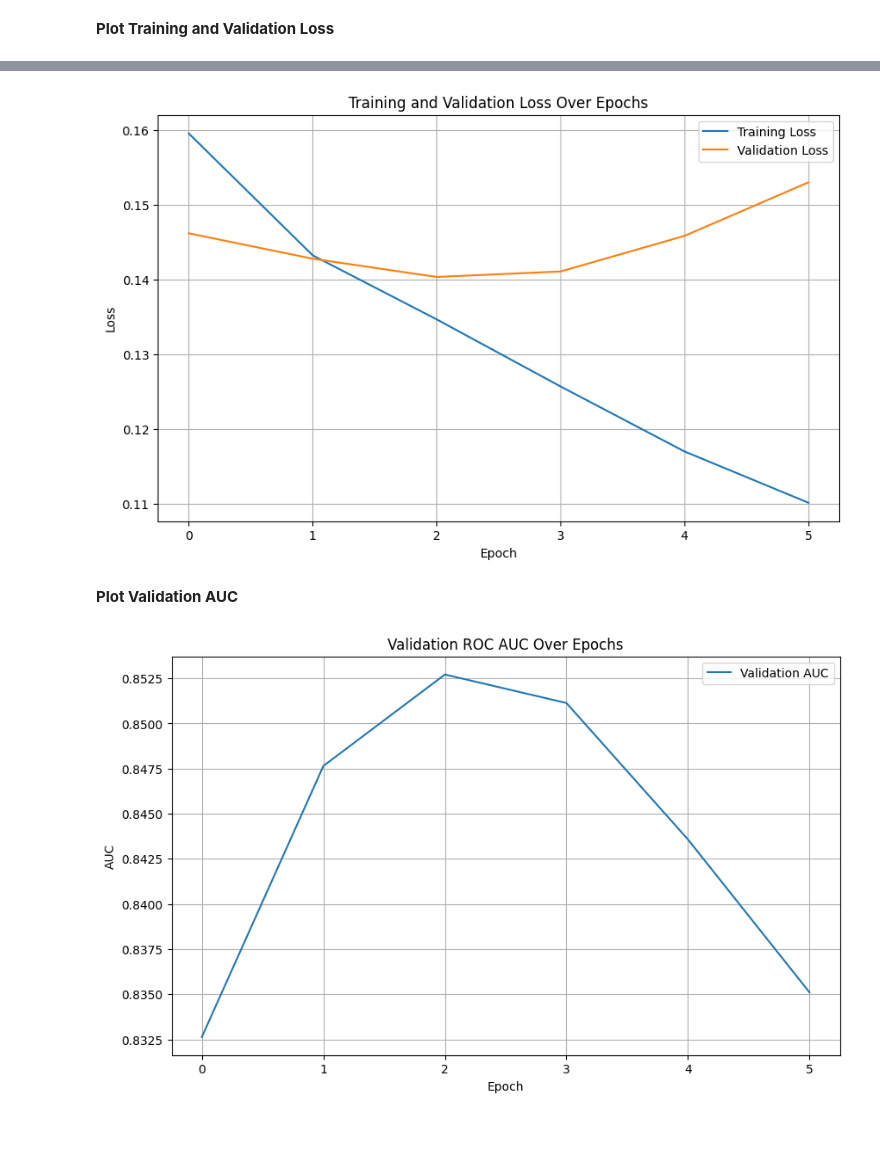
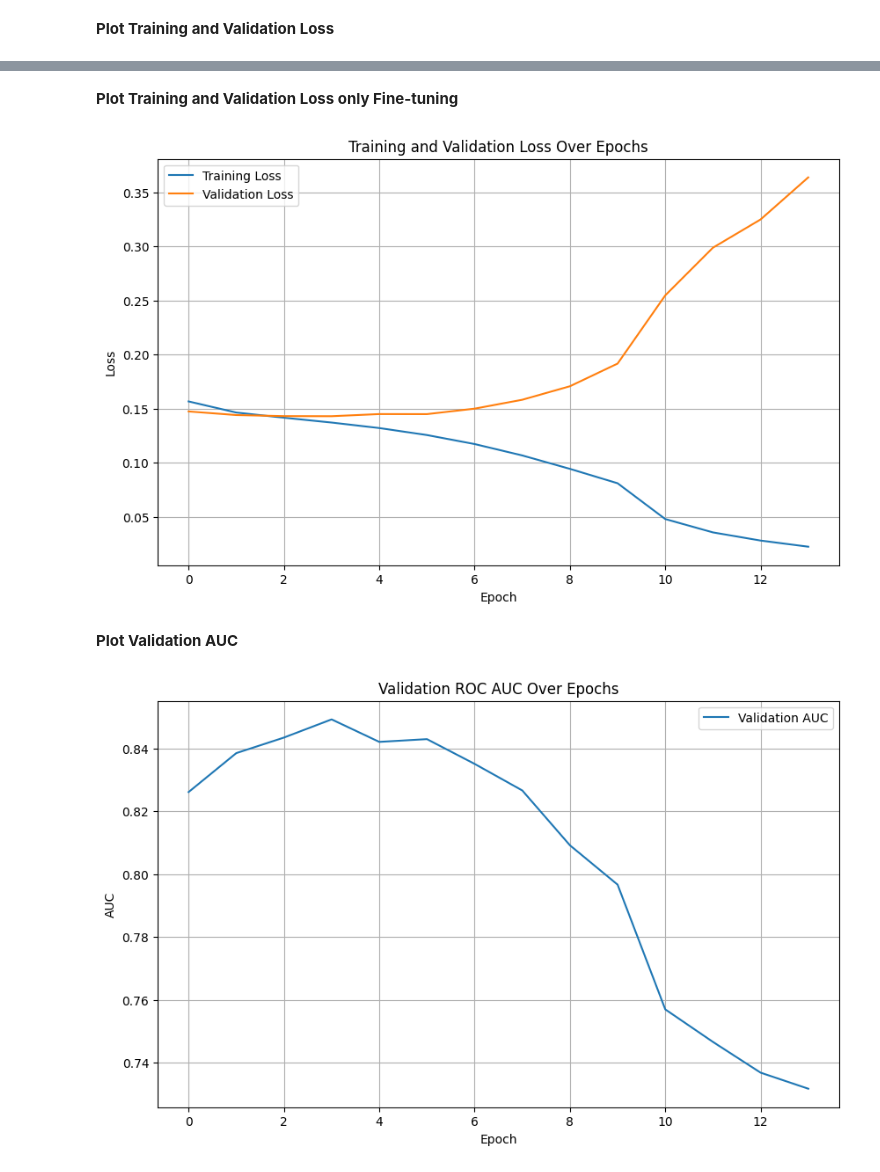
Before and after one commit to bjorneme/master-thesis, a Jupyter notebook: ChestX-ray14/MaxViT/MaxViT.ipynb, the cells around one changed output, grey strips where cells are left out. Saved outputs shown, nothing was run; the diff lists cells and outputs as text; code cells hidden in the pictures; blank space fills up the shorter version.

Commit message:
Train MaxViT

```diff
--- a/ChestX-ray14/MaxViT/MaxViT.ipynb
+++ b/ChestX-ray14/MaxViT/MaxViT.ipynb
@@ -293,8 +299,12 @@ for name, param in model.named_parameters():
 # %%
-# Only the classifier parameters will be updated
+# Initialize loss function
+criterion = nn.BCEWithLogitsLoss()
+
+# Initialize optimizer
 optimizer_head = optim.Adam(filter(lambda p: p.requires_grad, model.parameters()), lr=LEARNING_RATE)
-criterion = nn.BCEWithLogitsLoss()
-scheduler = optim.lr_scheduler.StepLR(optimizer_head, step_size=OPTIMIZER_STEP_SIZE, gamma=OPTIMIZER_GAMMA)
+
+# Initialize scheduler
+scheduler = torch.optim.lr_scheduler.ReduceLROnPlateau(optimizer_head, factor=LEARNING_RATE_SCHEDULER_FACTOR, patience=LEARNING_RATE_SCHEDULER_PATIENCE, mode=LEARNING_RATE_SCHEDULER_MODE)
 # %%
 def train_model(model, train_loader, val_loader, criterion, optimizer, patience, epochs=10):
 
@@ -395,8 +405,8 @@ def train_model(model, train_loader, val_loader, criterion, optimizer, patience,
         mean_auc = np.mean(roc_auc_per_label)
         val_aucs.append(mean_auc)
 
-        # Update the scheduler once per epoch.
-        scheduler.step()
+        # Update the scheduler
+        scheduler.step(val_loss)
 
         print(f"Epoch {epoch+1}/{epochs} | Training Loss: {train_loss:.4f} | "
               f"Validation Loss: {val_loss:.4f} | Mean Validation AUC: {mean_auc:.4f}")
@@ -411,11 +421,13 @@ def train_model(model, train_loader, val_loader, criterion, optimizer, patience,
             epochs_without_improvement += 1
             if epochs_without_improvement >= patience:
                 print(f"Early stopping. No improvement for {patience} epochs")
-                model.load_state_dict(torch.load('best_model.pt', weights_only=True))
                 break
+
+    # Load the best model
+    model.load_state_dict(torch.load('best_model.pt', weights_only=True))
 
     return train_losses, val_losses, val_aucs
 
-# Train the model for the desired number of epochs
-train_losses, val_losses, val_aucs = train_model(model, train_loader, val_loader, criterion, optimizer_head, LEARNING_RATE_SCHEDULER_PATIENCE, EPOCHS)
+# Train the model
+train_losses_1, val_losses_1, val_aucs_1 = train_model(model, train_loader, val_loader, criterion, optimizer_head, EARLY_STOPPING_PATIENCE, EPOCHS)
 # %% [output]
@@ -449,9 +459,11 @@ New best model saved with Mean Validation AUC: 0.7469
 for param in model.parameters():
     param.requires_grad = True
 # %%
-# Use a lower learning rate for the whole network
+# Initialize optimizer
 optimizer_full = optim.Adam(model.parameters(), lr=LEARNING_RATE_FINE_TUNING)
-scheduler = optim.lr_scheduler.StepLR(optimizer_full, step_size=OPTIMIZER_STEP_SIZE, gamma=OPTIMIZER_GAMMA)
+
+# Initialize scheduler
+scheduler = torch.optim.lr_scheduler.ReduceLROnPlateau(optimizer_full, factor=LEARNING_RATE_SCHEDULER_FACTOR, patience=LEARNING_RATE_SCHEDULER_PATIENCE, mode=LEARNING_RATE_SCHEDULER_MODE)
 # %%
 def train_model(model, train_loader, val_loader, criterion, optimizer, patience, epochs=10):
 
@@ -552,11 +564,11 @@ def train_model(model, train_loader, val_loader, criterion, optimizer, patience,
         mean_auc = np.mean(roc_auc_per_label)
         val_aucs.append(mean_auc)
 
+        # Update the scheduler
+        scheduler.step(val_loss)
+
         print(f"Epoch {epoch+1}/{epochs} | Training Loss: {train_loss:.4f} | "
               f"Validation Loss: {val_loss:.4f} | Mean Validation AUC: {mean_auc:.4f}")
-
-        # Update the scheduler once per epoch.
-        scheduler.step()
 
         # Early stopping
         if mean_auc > best_score:
@@ -568,11 +580,13 @@ def train_model(model, train_loader, val_loader, criterion, optimizer, patience,
             epochs_without_improvement += 1
             if epochs_without_improvement >= patience:
                 print(f"Early stopping. No improvement for {patience:.4f} epochs")
-                model.load_state_dict(torch.load('best_model.pt', weights_only=True))
                 break
+
+    # Load the best model
+    model.load_state_dict(torch.load('best_model.pt', weights_only=True))
 
     return train_losses, val_losses, val_aucs
 
 # Train the model for the desired number of epochs
-train_losses, val_losses, val_aucs = train_model(model, train_loader, val_loader, criterion, optimizer_full, LEARNING_RATE_SCHEDULER_PATIENCE, EPOCHS)
+train_losses_2, val_losses_2, val_aucs_2 = train_model(model, train_loader, val_loader, criterion, optimizer_full, EARLY_STOPPING_PATIENCE, EPOCHS)
 # %% [output]
@@ -714,20 +752,22 @@ plt.show()
+# %% [markdown]
+**Plot Training and Validation Loss only Fine-tuning**
 # %%
 plt.figure(figsize=(10, 6))
-plt.plot(train_losses, label='Training Loss')
-plt.plot(val_losses, label='Validation Loss')
+plt.plot(train_losses_2, label='Training Loss')
+plt.plot(val_losses_2, label='Validation Loss')
 plt.xlabel('Epoch')
 plt.ylabel('Loss')
 plt.title('Training and Validation Loss Over Epochs')
 plt.legend()
 plt.grid(True)
 plt.show()
 # %% [output]
-[figure, old version]
+[figure, new version]
 # %% [markdown]
 **Plot Validation AUC**
 # %%
 plt.figure(figsize=(10, 6))
-plt.plot(val_aucs, label='Validation AUC')
+plt.plot(val_aucs_2, label='Validation AUC')
 plt.xlabel('Epoch')
 plt.ylabel('AUC')
 plt.title('Validation ROC AUC Over Epochs')
@@ -735,4 +775,4 @@ plt.legend()
 plt.grid(True)
 plt.show()
 # %% [output]
-[figure, old version]
+[figure, new version]
```
Also changed, not shown: parts of 20 cells of this notebook.
